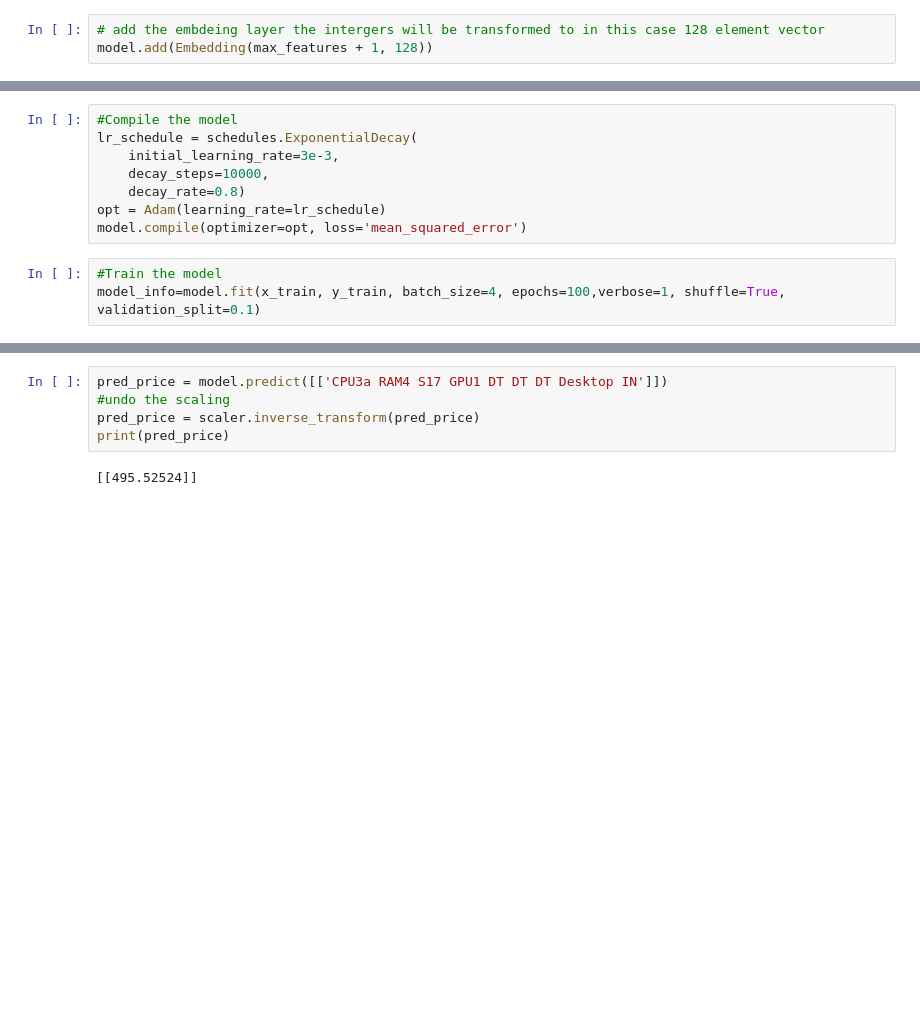
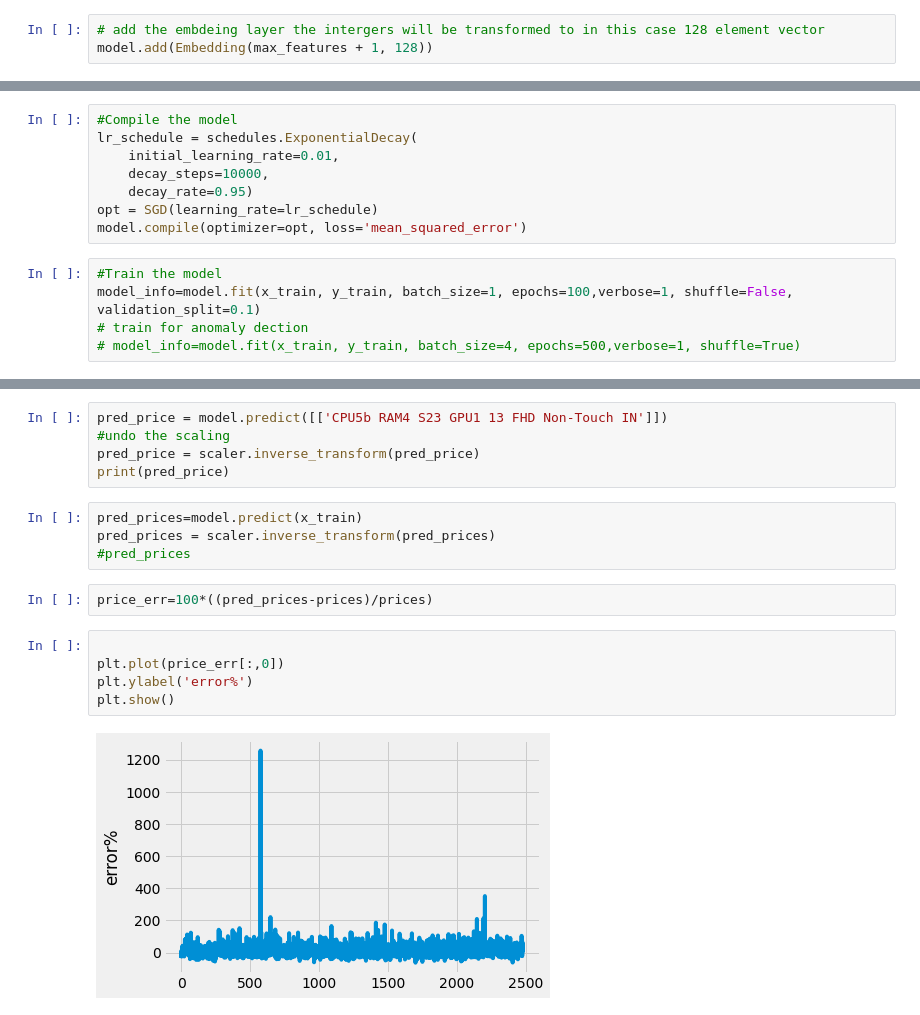
Before and after one commit to loeweh/2020q4_hack, a Jupyter notebook: 20Q4_Hackathon.ipynb, the cells around one changed output, grey strips where cells are left out. Cells and saved outputs as stored; diff of their text form; blank space fills up the shorter version.

```diff
--- a/20Q4_Hackathon.ipynb
+++ b/20Q4_Hackathon.ipynb
@@ -209,13 +137,15 @@ _________________________________________________________________
 # %%
 #Compile the model
 lr_schedule = schedules.ExponentialDecay(
-    initial_learning_rate=3e-3,
+    initial_learning_rate=0.01,
     decay_steps=10000,
-    decay_rate=0.8)
-opt = Adam(learning_rate=lr_schedule)
+    decay_rate=0.95)
+opt = SGD(learning_rate=lr_schedule)
 model.compile(optimizer=opt, loss='mean_squared_error')
 # %%
 #Train the model
-model_info=model.fit(x_train, y_train, batch_size=4, epochs=100,verbose=1, shuffle=True, validation_split=0.1)
+model_info=model.fit(x_train, y_train, batch_size=1, epochs=100,verbose=1, shuffle=False, validation_split=0.1)
+# train for anomaly dection
+# model_info=model.fit(x_train, y_train, batch_size=4, epochs=500,verbose=1, shuffle=True)
 # %% [output]
 Epoch 1/100
@@ -238,7 +168,18 @@ Epoch 100/100
 # %%
-pred_price = model.predict([['CPU3a RAM4 S17 GPU1 DT DT DT Desktop IN']])
+pred_price = model.predict([['CPU5b RAM4 S23 GPU1 13 FHD Non-Touch IN']])
 #undo the scaling
 pred_price = scaler.inverse_transform(pred_price)
 print(pred_price)
-# %% [output]
-[[495.52524]]
+# %%
+pred_prices=model.predict(x_train)
+pred_prices = scaler.inverse_transform(pred_prices)
+#pred_prices
+# %%
+price_err=100*((pred_prices-prices)/prices)
+# %%
+
+plt.plot(price_err[:,0])
+plt.ylabel('error%')
+plt.show()
+# %% [output]
+[figure, added]
```
Also changed, not shown: parts of 19 cells of this notebook, 3 other files.
